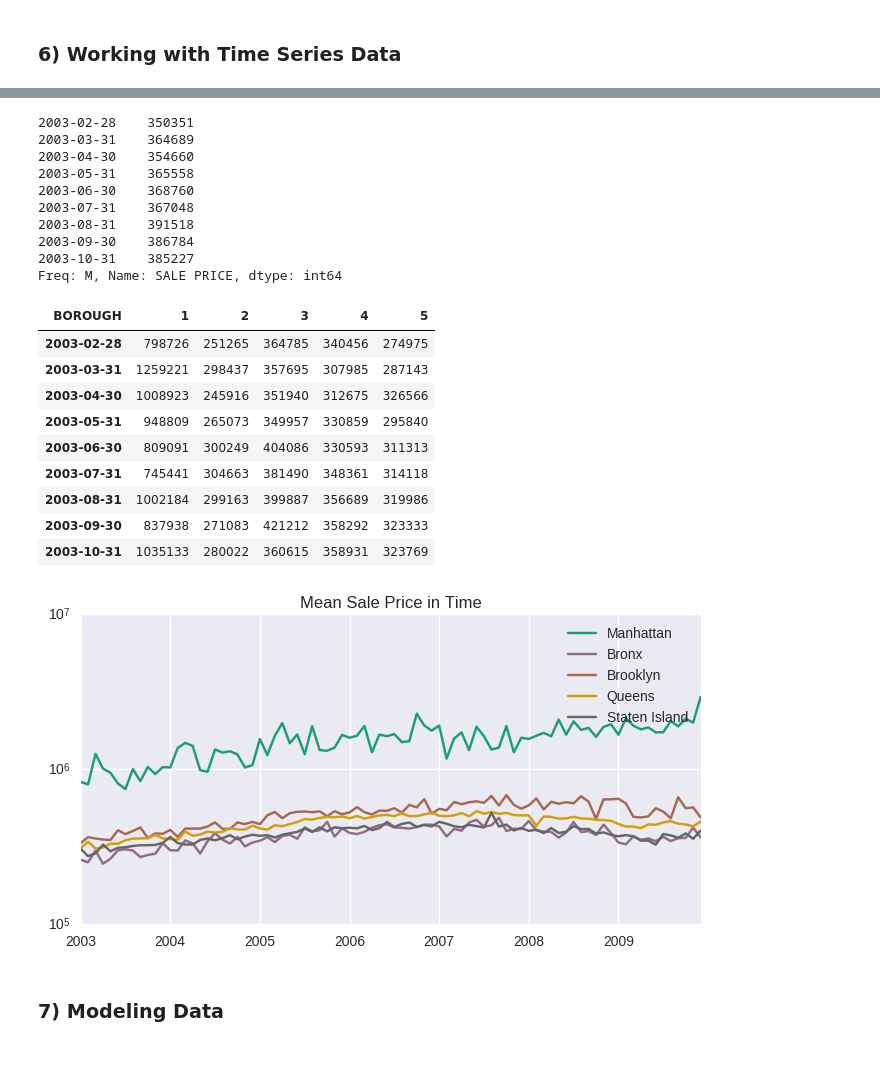
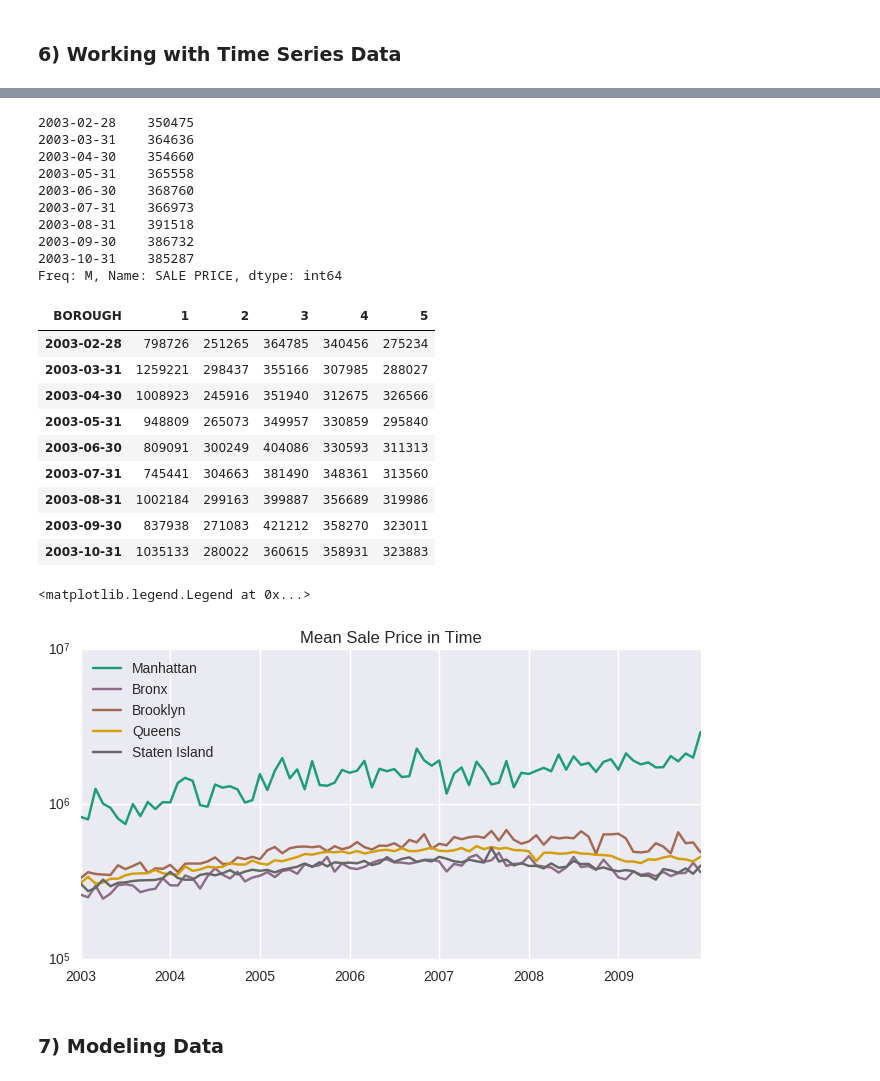
Before and after one commit to swzCuroverse/BostonCodeCamp26, a Jupyter notebook: NYCHousingCosts.ipynb, the cells around one changed output, grey strips where cells are left out. Saved outputs shown, nothing was run; the diff lists cells and outputs as text; code cells hidden in the pictures.

```diff
--- a/NYCHousingCosts.ipynb
+++ b/NYCHousingCosts.ipynb
@@ -102,8 +103,7 @@ array(['72 BAY 10 STREET                         ',
 # %%
 # Getting list of housing files to import
 
-cwd = os.getcwd()   # using operating system libary to get current working directory
-fileList = listdir(cwd + '/Datafiles')   # getting files/directories in the folder
+fileList = listdir('Datafiles')   # getting files/directories in the folder
 fileListHousing = [x for x in fileList if '.xls' in x]  # extracting file names that contain .xls
 
 fileListHousing
@@ -139,9 +139,9 @@ dataAll = pd.DataFrame()
 # To work around this, we try 4 header lines.  If that does not work, we use 3 header lines.
 
 for file in fileListHousing:
-    dataRead = pd.read_excel(cwd + '/Datafiles/' + file, header=4)
+    dataRead = pd.read_excel('Datafiles/' + file, header=4)
     if dataRead.columns.values[0] != 'BOROUGH':
-        dataRead = pd.read_excel(cwd + '/Datafiles/' + file, header=3)
+        dataRead = pd.read_excel('Datafiles/' + file, header=3)
     dataAll = dataAll.append(dataRead)
 # %% [markdown]
 ### 2) Cleaning and Plotting Data
@@ -168,14 +168,15 @@ dataClean = dataAll.dropna(subset ={'SALE PRICE'})
 
 idx = dataClean['SALE PRICE'] > 1000
 idx2 = dataClean['LAND SQUARE FEET'] > 0
-idx3 = dataClean['RESIDENTIAL UNITS'] ==  1
-idx4 = dataClean['COMMERCIAL UNITS'] ==  0
-idx5 = dataClean['BOROUGH'] > 0
-idx6 = dataClean['ZIP CODE'] > 0
+idx3 = dataClean['GROSS SQUARE FEET'] > 0
+idx4 = dataClean['RESIDENTIAL UNITS'] ==  1
+idx5 = dataClean['COMMERCIAL UNITS'] ==  0
+idx6 = dataClean['BOROUGH'] > 0
+idx7 = dataClean['ZIP CODE'] > 0
 
 dataClean['ZIP CODE'] = dataClean['ZIP CODE'].apply(str)  # make zipcode into a string
 
-dataClean  = dataClean[idx & idx2 & idx3 & idx4  & idx5 & idx6]
+dataClean  = dataClean[idx & idx2 & idx3 & idx4  & idx5 & idx6 & idx7]
 # %%
 dataClean
 # %% [output]
@@ -459,46 +461,58 @@ dataTime['2004-12-01':'2005-12-01']
 dataTimebyMonth = dataTime['SALE PRICE'].resample('1m').mean()
 dataTimebyMonth[1:10]
 # %% [output]
-2003-02-28    350351
-2003-03-31    364689
+2003-02-28    350475
+2003-03-31    364636
 2003-04-30    354660
 2003-05-31    365558
 2003-06-30    368760
-2003-07-31    367048
+2003-07-31    366973
 2003-08-31    391518
-2003-09-30    386784
-2003-10-31    385227
+2003-09-30    386732
+2003-10-31    385287
 Freq: M, Name: SALE PRICE, dtype: int64
 # %%
 # We actually want this divided by borough. So, we can group and then apply our resampling.
 
 dataCTbyBorough = dataTime.groupby('BOROUGH')
 
-g = lambda x: x.resample('1m').mean()  # depfine function to resample each group of data in time
+g = lambda x: x.resample('1m').mean()  # define anonymous function to resample each group of data
+
+# Or could define a regular function ....
+
+def galt(x):
+    xresample = x.resample('1m').mean()
+    return xresample
+
+# Apply function to each group
+
+#salebyMonth = dataCTbyBorough['SALE PRICE'].apply(galt)
+
 salebyMonth = dataCTbyBorough['SALE PRICE'].apply(g)
 salebyMonth = salebyMonth.unstack(0)  # unstack so we have time as the rows and borough as the columns
 
 salebyMonth[1:10]
 # %% [output]
 | BOROUGH | 1 | 2 | 3 | 4 | 5 |
-| 2003-02-28 | 798726 | 251265 | 364785 | 340456 | 274975 |
-| 2003-03-31 | 1259221 | 298437 | 357695 | 307985 | 287143 |
+| 2003-02-28 | 798726 | 251265 | 364785 | 340456 | 275234 |
+| 2003-03-31 | 1259221 | 298437 | 355166 | 307985 | 288027 |
 | 2003-04-30 | 1008923 | 245916 | 351940 | 312675 | 326566 |
 | 2003-05-31 | 948809 | 265073 | 349957 | 330859 | 295840 |
 | 2003-06-30 | 809091 | 300249 | 404086 | 330593 | 311313 |
-| 2003-07-31 | 745441 | 304663 | 381490 | 348361 | 314118 |
+| 2003-07-31 | 745441 | 304663 | 381490 | 348361 | 313560 |
 | 2003-08-31 | 1002184 | 299163 | 399887 | 356689 | 319986 |
-| 2003-09-30 | 837938 | 271083 | 421212 | 358292 | 323333 |
-| 2003-10-31 | 1035133 | 280022 | 360615 | 358931 | 323769 |
+| 2003-09-30 | 837938 | 271083 | 421212 | 358270 | 323011 |
+| 2003-10-31 | 1035133 | 280022 | 360615 | 358931 | 323883 |
 # %%
 # Plot results, timeseries data frames are supported by the built-in plot method.
 # Note that the build in methods do offer several options for customization.
 
 f, ax4 = plt.subplots(1,1,figsize=(8, 4))
 salebyMonth.plot(ax = ax4, logy = True, title = 'Mean Sale Price in Time', colormap = 'Dark2')
-ax4.legend(labels=bNames);
+ax4.legend(labels=bNames,loc = 'upper left')
 # %% [output]
+<matplotlib.legend.Legend at 0x...>
-[figure, old version]
+[figure, new version]
 # %% [markdown]
 ### 7) Modeling Data
 # %%
```
Also changed, not shown: parts of 16 cells of this notebook, 3 other files.
